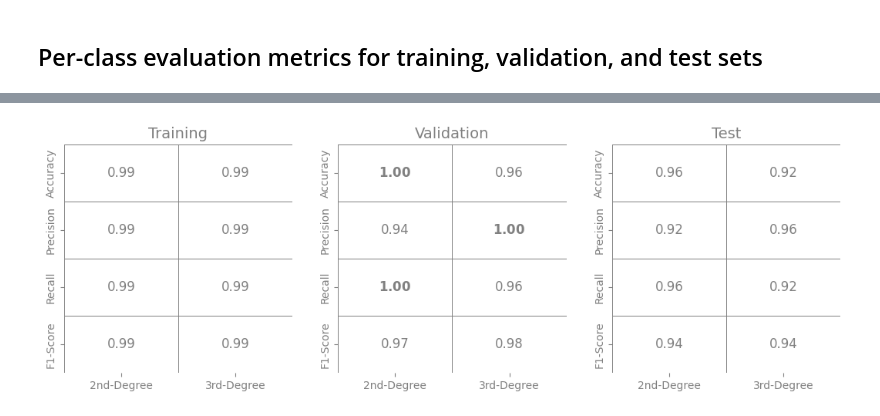
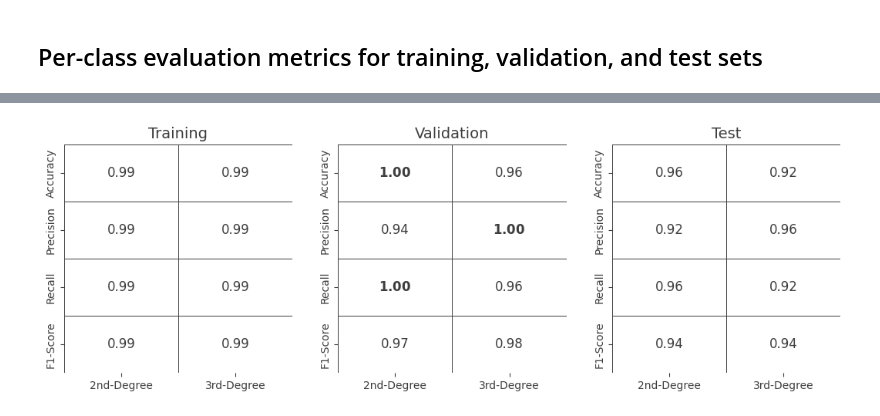
Before and after one commit to yamilemr/Automated-Classification-of-Second-and-Third-Degree-Burn-Images-Using-Convolutional-Neural-Networks, a Jupyter notebook: notebooks/figure_plots.ipynb, the cells around one changed output, grey strips where cells are left out. Drawn from its saved outputs; the diff is of its cells as text; code cells hidden in the pictures.

```diff
--- a/notebooks/figure_plots.ipynb
+++ b/notebooks/figure_plots.ipynb
@@ -205,20 +211,21 @@ img_a = cv2.imread('../figures/1a_heatmap_hyperparameter_search.png')
 img_b = cv2.imread('../figures/1b_architecture_hyperparameter_search.png')
 
 #Create a vertically stacked figure with two panels (the first panel (heatmap) is given more vertical space)
-fig, ax = plt.subplots(2, 1, figsize=(22, 27), gridspec_kw={'height_ratios': [1.4, 1]})
+fig, ax = plt.subplots(2, 1, figsize=(22, 25), gridspec_kw={'height_ratios': [1.7, 0.55]})
 
 #(a) Hyperparameter search heatmap
 ax[0].imshow(cv2.cvtColor(img_a, cv2.COLOR_BGR2RGB))
-ax[0].set_title('(a)', fontsize='30')
+ax[0].set_title('(a)', fontsize='25')
 ax[0].axis('off')
 
 #(b) Best architecture
 ax[1].imshow(cv2.cvtColor(img_b, cv2.COLOR_BGR2RGB))
-ax[1].set_title('(b)', fontsize='30')
+ax[1].set_title('(b)', fontsize='25')
 ax[1].axis('off')
 
 #Adjust layout and save figure
 plt.tight_layout()
-plt.savefig('../figures/figure_1.png', dpi=600, bbox_inches='tight')
+plt.subplots_adjust(hspace=0.1)
+plt.savefig('../figures/figure_1.png', dpi=700, bbox_inches='tight')
 plt.show()
 # %% [output]
@@ -418,29 +425,29 @@ cax = fig.add_subplot(gs[1]) #Dedicated axis for the shared colorbar
 #Training
 hm_train = sns.heatmap(data_train, annot=True, fmt='.2f', cmap=custom_cmap, vmin=0.88, vmax=1.0,
                        xticklabels=metrics, yticklabels=model_names, ax=ax1, cbar=False, annot_kws={'size': 14})
-ax1.set_title('Training', fontsize=16, color='gray')
-ax1.set_yticklabels(ax1.get_yticklabels(), rotation=0, fontsize=14, color='gray')
-adjust_annotation_colors(hm_train, ax1, data_train, threshold=0.8, light_color='white', dark_color='gray')
+ax1.set_title('Training', fontsize=16, color='#3d3d3d')
+ax1.set_yticklabels(ax1.get_yticklabels(), rotation=0, fontsize=14, color='#3d3d3d')
+adjust_annotation_colors(hm_train, ax1, data_train, threshold=0.8, light_color='white', dark_color='#3d3d3d')
 best_model_bold('OurModel', model_names, ax1, hm_train, n_cols=len(metrics))
 
 #Validation
 hm_val = sns.heatmap(data_val, annot=True, fmt='.2f', cmap=custom_cmap, vmin=0.88, vmax=1.0,
                      xticklabels=metrics, yticklabels=False, ax=ax2, cbar=False, annot_kws={'size': 14})
-ax2.set_title('Validation', fontsize=16, color='gray')
-adjust_annotation_colors(hm_val, ax2, data_val, threshold=0.8, light_color='white', dark_color='gray')
+ax2.set_title('Validation', fontsize=16, color='#3d3d3d')
+adjust_annotation_colors(hm_val, ax2, data_val, threshold=0.8, light_color='white', dark_color='#3d3d3d')
 best_model_bold('OurModel', model_names, ax2, hm_val, n_cols=len(metrics))
 
 #Test
 hm_test = sns.heatmap(data_test, annot=True, fmt='.2f', cmap=custom_cmap, vmin=0.88, vmax=1.0,
                       xticklabels=metrics, yticklabels=False, ax=ax3, cbar_ax=cax, annot_kws={'size': 14})
-ax3.set_title('Test', fontsize=16, color='gray')
-adjust_annotation_colors(hm_test, ax3, data_test, threshold=0.8, light_color='white', dark_color='gray')
+ax3.set_title('Test', fontsize=16, color='#3d3d3d')
+adjust_annotation_colors(hm_test, ax3, data_test, threshold=0.8, light_color='white', dark_color='#3d3d3d')
 best_model_bold('OurModel', model_names, ax3, hm_test, n_cols=len(metrics))
 
 #Apply consistent formatting to to all heatmaps
 for ax in (ax1, ax2, ax3):
-    ax.set_xticklabels(ax.get_xticklabels(), rotation=45, ha='right', fontsize=14, color='gray')
-    ax.tick_params(axis='both', color='gray')
+    ax.set_xticklabels(ax.get_xticklabels(), rotation=45, ha='right', fontsize=14, color='#3d3d3d')
+    ax.tick_params(axis='both', color='#3d3d3d')
 
 #Save figure
 plt.savefig('../figures/figure_5.png', dpi=700, bbox_inches='tight')
@@ -495,24 +502,24 @@ fig, (ax1, ax2, ax3) = plt.subplots(1, 3, figsize=(13, 4))
 
 #Training
 sns.heatmap(df_train_class_metrics.T, annot=annot_train, fmt='', cmap='Greys', vmin=1, vmax=1,
-            linewidths=0.5, linecolor='gray', cbar=False, ax=ax1, annot_kws={'size': 12, 'color': 'gray'})
-ax1.set_title('Training', fontsize=14, color='gray')
+            linewidths=0.5, linecolor='#3d3d3d', cbar=False, ax=ax1, annot_kws={'size': 12, 'color': '#3d3d3d'})
+ax1.set_title('Training', fontsize=14, color='#3d3d3d')
 
 #Validation
 sns.heatmap(df_val_class_metrics.T, annot=annot_val, fmt='', cmap='Greys', vmin=1, vmax=1,
-            linewidths=0.5, linecolor='gray', cbar=False, ax=ax2, annot_kws={'size': 12, 'color': 'gray'})
-ax2.set_title('Validation', fontsize=14, color='gray')
+            linewidths=0.5, linecolor='#3d3d3d', cbar=False, ax=ax2, annot_kws={'size': 12, 'color': '#3d3d3d'})
+ax2.set_title('Validation', fontsize=14, color='#3d3d3d')
 
 #Test
 sns.heatmap(df_test_class_metrics.T, annot=annot_test, fmt='', cmap='Greys', vmin=1, vmax=1,
-            linewidths=0.5, linecolor='gray', cbar=False, ax=ax3, annot_kws={'size': 12, 'color': 'gray'})
-ax3.set_title('Test', fontsize=14, color='gray')
+            linewidths=0.5, linecolor='#3d3d3d', cbar=False, ax=ax3, annot_kws={'size': 12, 'color': '#3d3d3d'})
+ax3.set_title('Test', fontsize=14, color='#3d3d3d')
 
 #Apply consistent formatting to all subplots
 for ax in (ax1, ax2, ax3):
-    ax.set_xticklabels(ax.get_xticklabels(), color='gray')
-    ax.set_yticklabels(ax.get_yticklabels(), color='gray')
-    ax.tick_params(labelsize=10, color='gray')
+    ax.set_xticklabels(ax.get_xticklabels(), color='#3d3d3d')
+    ax.set_yticklabels(ax.get_yticklabels(), color='#3d3d3d')
+    ax.tick_params(labelsize=10, color='#3d3d3d')
 
 #Adjust layout and save figure
 plt.subplots_adjust(wspace=0.2, top=0.85)
@@ -525 +532 @@ plt.show()
-[figure, old version]
+[figure, new version]
```
Also changed, not shown: parts of 10 cells of this notebook, 10 other files.
